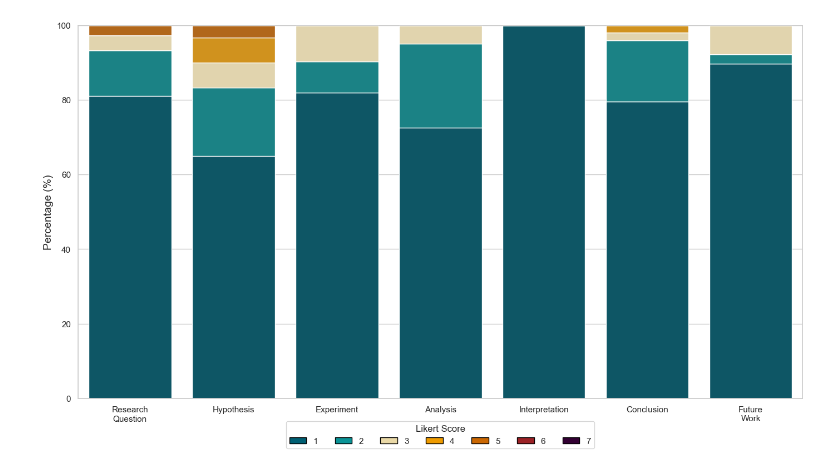
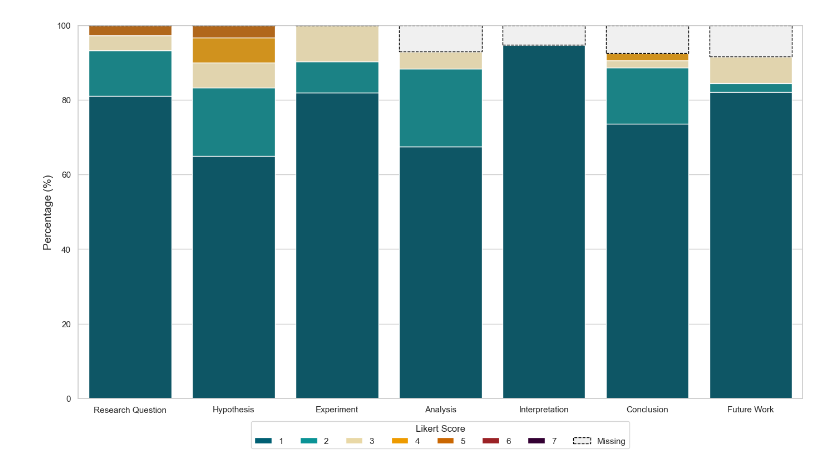
Before and after one commit to thijssnelleman/automated-reproducibility, a Jupyter notebook: likert_scale.ipynb, the cells around one changed output. Cells and saved outputs as stored; diff of their text form; code cells hidden in the pictures.

```diff
--- a/likert_scale.ipynb
+++ b/likert_scale.ipynb
@@ -14,34 +14,35 @@ df = pd.read_csv(file_path)
 # 1. Map original field names to new, shorter names, grouping suggestions
 #    into 'Future Work'.
 field_mapping = {
-    'Research Question Likert Score': 'Research\nQuestion',
+    'Research Question Likert Score': 'Research Question',
     'Hypothesis Likert Score': 'Hypothesis',
     'Experiment Description Likert Score': 'Experiment',
     'Analysis Likert Score': 'Analysis',
     'Interpretation Likert Score': 'Interpretation',
     'Conclusion Likert Score': 'Conclusion',
-    'Suggested Research Question Likert Score': 'Future\nWork',
-    'Suggested Hypothesis Likert Score': 'Future\nWork'
+    'Suggested Research Question Likert Score': 'Future Work',
+    'Suggested Hypothesis Likert Score': 'Future Work'
 }
 df['section'] = df['section'].map(field_mapping)
 
 # 2. Define the desired order for the fields
 field_order = [
-    'Research\nQuestion',
+    'Research Question',
     'Hypothesis',
     'Experiment',
     'Analysis',
     'Interpretation',
     'Conclusion',
-    'Future\nWork'
+    'Future Work'
 ]
 
 # Create a cross-tabulation to count occurrences of each Likert 'value' for each 'section'
 counts_df = pd.crosstab(df['section'], df['value'])
 
 # 3. Reorder the DataFrame according to the specified field_order
-#    and ensure all Likert values (1-7) are present as columns.
-counts_df = counts_df.reindex(field_order, fill_value=0).reindex(columns=range(1, 8), fill_value=0)
+#    and ensure all Likert values (-1 and 1-7) are present as columns.
+all_scores = [1, 2, 3, 4, 5, 6, 7, -1]
+counts_df = counts_df.reindex(field_order, fill_value=0).reindex(columns=all_scores, fill_value=0)
 
 # Calculate the percentage of each Likert score for each field
 percentages_df = counts_df.div(counts_df.sum(axis=1), axis=0) * 100
@@ -56,61 +57,84 @@ plt.figure(figsize=(14, 8))
 # The `bottom` parameter is updated in each iteration to stack the bars
 bottom = pd.Series([0.0] * len(percentages_df), index=percentages_df.index)
 
-# 4. Use a distinct, perceptually uniform Green-to-Red color palette
-colors = [
-    "#005f73",  # 1: Deep Ocean Blue/Teal (Highly distinct from 2)
-    "#0a9396",  # 2: Vibrant Turquoise
-    "#e9d8a6",  # 3: Muted Straw Yellow (No longer "blinding" bright yellow)
-    "#ee9b00",  # 4: Deep Amber
-    "#ca6702",  # 5: Rust Red (Your distinct "Bad" anchor)
-    "#9b2226",  # 6: Maroon
-    "#330033"   # 7: Dark Purple
-]
+# 4. Define colors for the Likert scale values
+colors = {
+    -1: "#f0f0f0",
+    1: "#005f73",
+    2: "#0a9396",
+    3: "#e9d8a6",
+    4: "#ee9b00",
+    5: "#ca6702",
+    6: "#9b2226",
+    7: "#330033"
+}
 
-for i, col in enumerate(percentages_df.columns):
+# --- Build color map (green → red) ---
+# import numpy as np
+# scores = [1,2,3,4,5,6,7]
+# norm_vals = (np.array(scores) - min(scores)) / (max(scores) - min(scores))
+# colors = plt.cm.RdYlGn_r(norm_vals)
+
+
+for score in percentages_df.columns:
+    bar_kwargs = {
+        'color': colors[score],
+        'label': str(score)
+    }
+    if score == -1:
+        bar_kwargs['edgecolor'] = 'black'
+        bar_kwargs['linestyle'] = '--'
+        bar_kwargs['linewidth'] = 1
+
     ax = sns.barplot(
         x=percentages_df.index,
-        y=percentages_df[col],
-        color=colors[i],
-        label=col,
-        bottom=bottom
+        y=percentages_df[score],
+        order=percentages_df.index,
+        bottom=bottom,
+        **bar_kwargs
     )
     # Update the bottom for the next stack
-    bottom += percentages_df[col]
+    bottom += percentages_df[score]
 
 # --- Formatting and Labels ---
 
 # Add titles and labels for clarity
-#ax.set_title('Likert Scale Distribution per Field', fontsize=18)
 ax.set_xlabel(None)
 ax.set_ylabel('Percentage (%)', fontsize=14)
 
 # Define full set of possible labels
 all_legend_labels = {
     1: "1 - Nearly Perfect",
     2: "2 - Correct",
     3: "3 - Acceptable",
     4: "4 - Partially Incorrect",
     5: "5 - Incorrect",
     6: "6 - No overlap",
-    7: "7 - Hallucinatory"
+    7: "7 - Hallucinatory",
+    -1: "Missing"
 }
 
 # Create legend handles and labels for all possible scores (1-7)
 legend_handles = []
 legend_labels = []
-for score in range(1, 8):
-    legend_handles.append(Patch(facecolor=colors[score-1], edgecolor='black', label=str(score)))
-    legend_labels.append(str(score))
+for score in all_scores:
+    patch_kwargs = {'facecolor': colors[score]}
+    if score == -1:
+        patch_kwargs['edgecolor'] = 'black'
+        patch_kwargs['linestyle'] = '--'
+        patch_kwargs['linewidth'] = 1
+    legend_handles.append(Patch(**patch_kwargs))
+    legend_labels.append(str(score) if score != -1 else "Missing")
 
 # Add a legend with custom handles to ensure colors are displayed correctly
-#ax.legend(handles=legend_handles, labels=legend_labels, title='Likert Score', bbox_to_anchor=(1.02, 1), loc='upper left')
-ax.legend(handles=legend_handles, title='Likert Score', loc='upper center', bbox_to_anchor=(0.5, -0.05), ncol=len(legend_labels))
+xtick_labels = [label.replace(' ', '\n') if ' ' in label else label for label in percentages_df.index]
+ax.legend(handles=legend_handles, labels=legend_labels, title='Likert Score', loc='upper center', bbox_to_anchor=(0.5, -0.05), ncol=len(all_scores))
+
 # Ensure the layout is tight
 plt.tight_layout()
 
 # Display the plot
-plt.savefig(f"plots/likert_scale_bars.pdf", dpi=6000)
+plt.savefig(f"plots/likert_scale_bars.pdf", dpi=600)
 plt.show()
 # %% [output]
-[figure, old version]
+[figure, new version]
```
Also changed, not shown: 3 other files.
